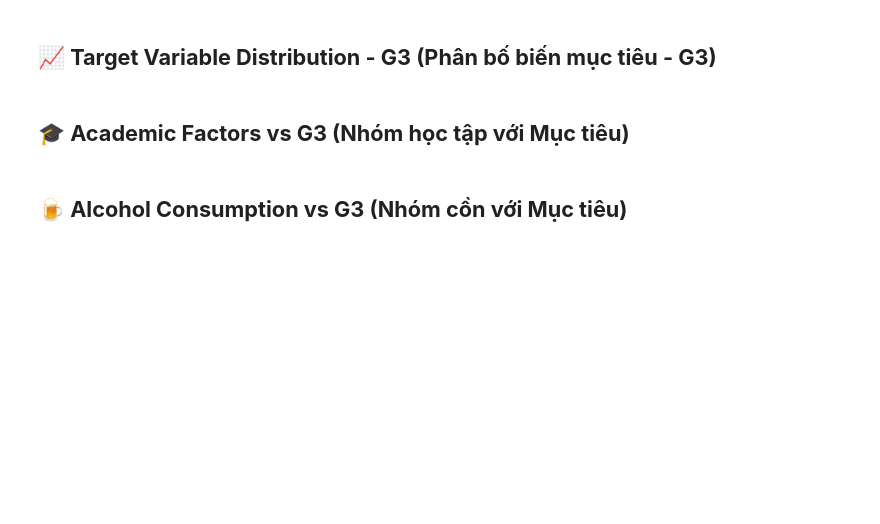
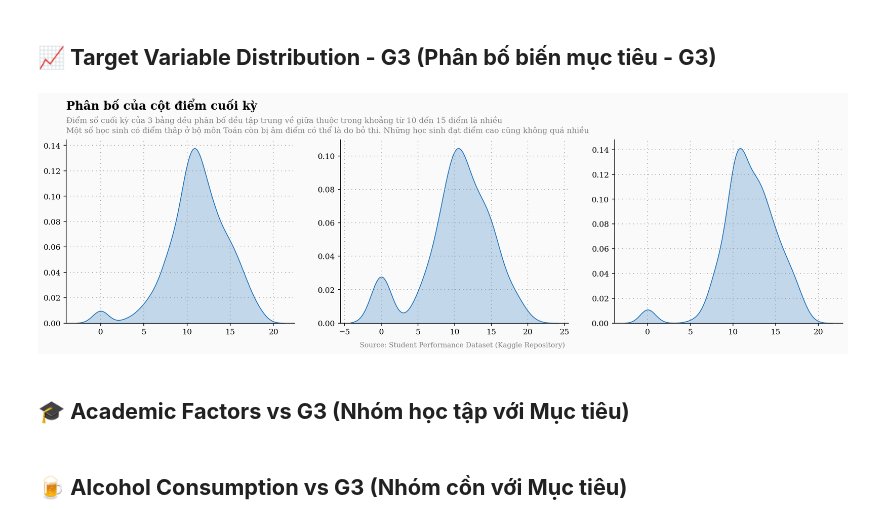
Before and after one commit to TienNguyen0712/student-alcohol-consumption-data-mining, a Jupyter notebook: notebooks/03_eda.ipynb, the cells around one changed output. Saved outputs shown, nothing was run; the diff lists cells and outputs as text; code cells hidden in the pictures; blank space fills up the shorter version.

```diff
--- a/notebooks/03_eda.ipynb
+++ b/notebooks/03_eda.ipynb
@@ -12,0 +29,4 @@ Mục tiêu của việc khám phá dữ liệu này là để tìm hiểu phân
+# %%
+student_mat = pd.read_csv('student-mat.csv')
+student_por = pd.read_csv('student-por.csv')
+student_merge = pd.read_csv('student_merge.csv')
@@ -13,5 +41,52 @@ Mục tiêu của việc khám phá dữ liệu này là để tìm hiểu phân
 # %% [markdown]
 ## **📈 Target Variable Distribution - G3 (Phân bố biến mục tiêu - G3)**
+# %%
+fig = plt.figure(figsize=(18,15))
+gs = fig.add_gridspec(3, 3)
+gs.update(wspace=0.2, hspace=0.25)
+ax0 = fig.add_subplot(gs[0, 0])
+ax1 = fig.add_subplot(gs[0, 1])
+ax2 = fig.add_subplot(gs[0, 2])
+
+for s in ["right", "top"]:
+    ax0.spines[s].set_visible(False)
+    ax1.spines[s].set_visible(False)
+    ax2.spines[s].set_visible(False)
+
+
+sns.kdeplot(ax=ax0 ,x= student_merge["G3"], data=student_merge, color="#1d70b8", shade=True)
+sns.kdeplot(ax=ax1 ,x= student_mat["G3"], data=student_mat, color="#1d70b8", shade=True)
+sns.kdeplot(ax=ax2 ,x= student_por["G3"], data=student_por, color="#1d70b8", shade=True)
+
+
+Xstart, Xend = ax0.get_xlim()
+Ystart, Yend = ax0.get_ylim()
+
+ax0.set_ylim([0,Yend])
+ax0.text(Xstart,Yend+(Yend*0.15), "Phân bố của cột điểm cuối kỳ", fontsize=15, ha="left", va="bottom", weight="bold")
+ax0.text(Xstart,Yend+(Yend*0.13), "Điểm số cuối kỳ của 3 bảng đều phân bố đều tập trung về giữa thuộc trong khoảng từ 10 đến 15 điểm là nhiều\nMột số học sinh có điểm thâp ở bộ môn Toán còn bị âm điểm có thể là do bỏ thi. Những học sinh đạt điểm cao cũng không quá nhiều", color="gray", fontsize=10, ha="left", va="top")
+
+ax0.text(30,-0.02, "Source: Student Performance Dataset (Kaggle Repository)", fontsize=9, ha="left", va="bottom", color="gray")
+
+
+ax0.set_ylabel("")
+ax1.set_ylabel("")
+ax2.set_ylabel("")
+ax0.set_xlabel("")
+ax1.set_xlabel("")
+ax2.set_xlabel("")
+
+
+ax0.grid(which='major', axis='x', zorder=0, color='gray', linestyle=':', dashes=(1,5))
+ax0.grid(color='gray', linestyle=':', axis='y', zorder=0,  dashes=(1,5))
+ax1.grid(which='major', axis='x', zorder=0, color='gray', linestyle=':', dashes=(1,5))
+ax1.grid(color='gray', linestyle=':', axis='y', zorder=0,  dashes=(1,5))
+ax2.grid(which='major', axis='x', zorder=0, color='gray', linestyle=':', dashes=(1,5))
+ax2.grid(color='gray', linestyle=':', axis='y', zorder=0,  dashes=(1,5))
+
+plt.show()
+# %% [output]
+[figure, added]
 # %% [markdown]
 ## **🎓 Academic Factors vs G3 (Nhóm học tập với Mục tiêu)**
 # %% [markdown]
```
Also changed, not shown: parts of 3 cells of this notebook.
